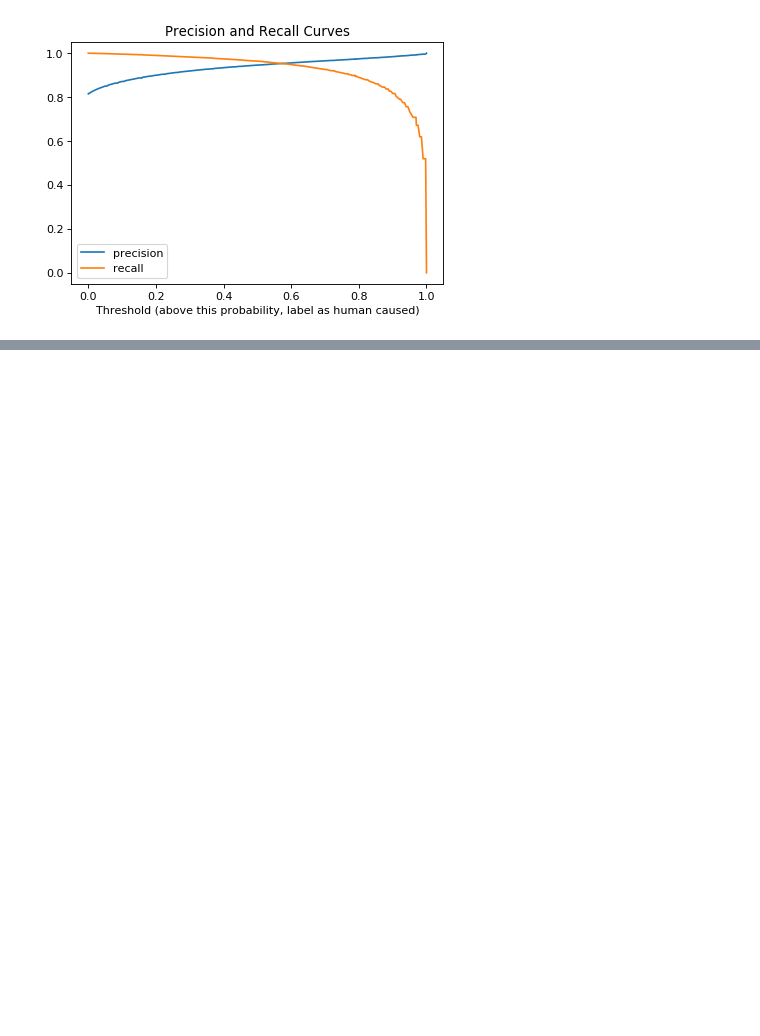
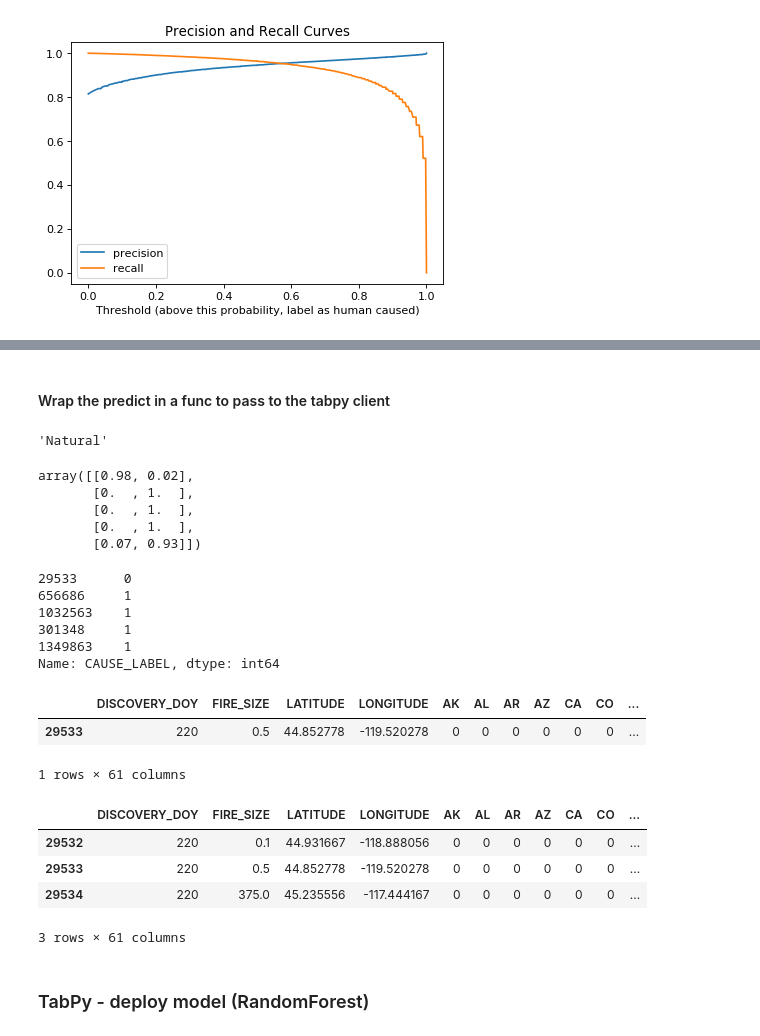
Before and after one commit to asmitakulkarni/Project3_Wildfires, a Jupyter notebook: Project3_Wildfires_02_initial_models.ipynb, the cells around one changed output, grey strips where cells are left out. Saved outputs shown, nothing was run; the diff lists cells and outputs as text; code cells hidden in the pictures; blank space fills up the shorter version.

```diff
--- a/Project3_Wildfires_02_initial_models.ipynb
+++ b/Project3_Wildfires_02_initial_models.ipynb
@@ -438,0 +524,2 @@ recall
+# %% [markdown]
+#### Wrap the predict in a func to pass to the tabpy client
@@ -438,0 +594,37 @@ recall
+# %%
+predict_class(['2017/08/08'],['2017/08/21'],[0.5],[44.852778],[-119.520278],['OR'])
+# %% [output]
+'Natural'
+# %%
+randomforest.predict_proba(X_val_rf.head(5))
+# %% [output]
+array([[0.98, 0.02],
+       [0.  , 1.  ],
+       [0.  , 1.  ],
+       [0.  , 1.  ],
+       [0.07, 0.93]])
+# %%
+y_val_rf.head(5)
+# %% [output]
+29533      0
+656686     1
+1032563    1
+301348     1
+1349863    1
+Name: CAUSE_LABEL, dtype: int64
+# %%
+X_val_rf.head(1)
+# %% [output]
+|  | DISCOVERY_DOY | FIRE_SIZE | LATITUDE | LONGITUDE | AK | AL | AR | AZ | CA | CO | ... |
+| 29533 | 220 | 0.5 | 44.852778 | -119.520278 | 0 | 0 | 0 | 0 | 0 | 0 | ... |
+1 rows × 61 columns
+# %%
+X.loc[29532:29534]
+# %% [output]
+|  | DISCOVERY_DOY | FIRE_SIZE | LATITUDE | LONGITUDE | AK | AL | AR | AZ | CA | CO | ... |
+| 29532 | 220 | 0.1 | 44.931667 | -118.888056 | 0 | 0 | 0 | 0 | 0 | 0 | ... |
+| 29533 | 220 | 0.5 | 44.852778 | -119.520278 | 0 | 0 | 0 | 0 | 0 | 0 | ... |
+| 29534 | 220 | 375.0 | 45.235556 | -117.444167 | 0 | 0 | 0 | 0 | 0 | 0 | ... |
+3 rows × 61 columns
+# %% [markdown]
+### TabPy - deploy model (RandomForest)
```
Also changed, not shown: parts of 45 cells of this notebook, 2 other files.
